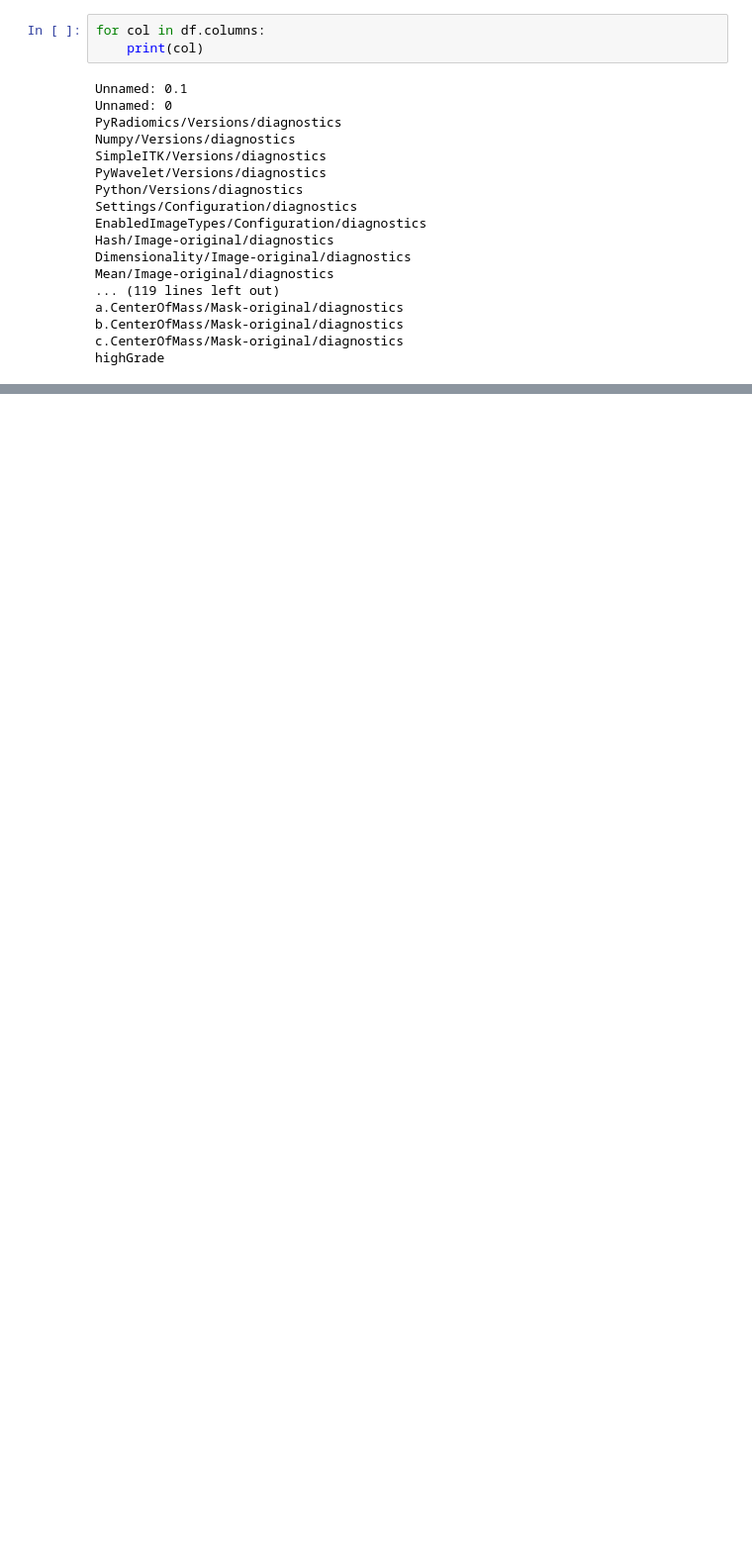
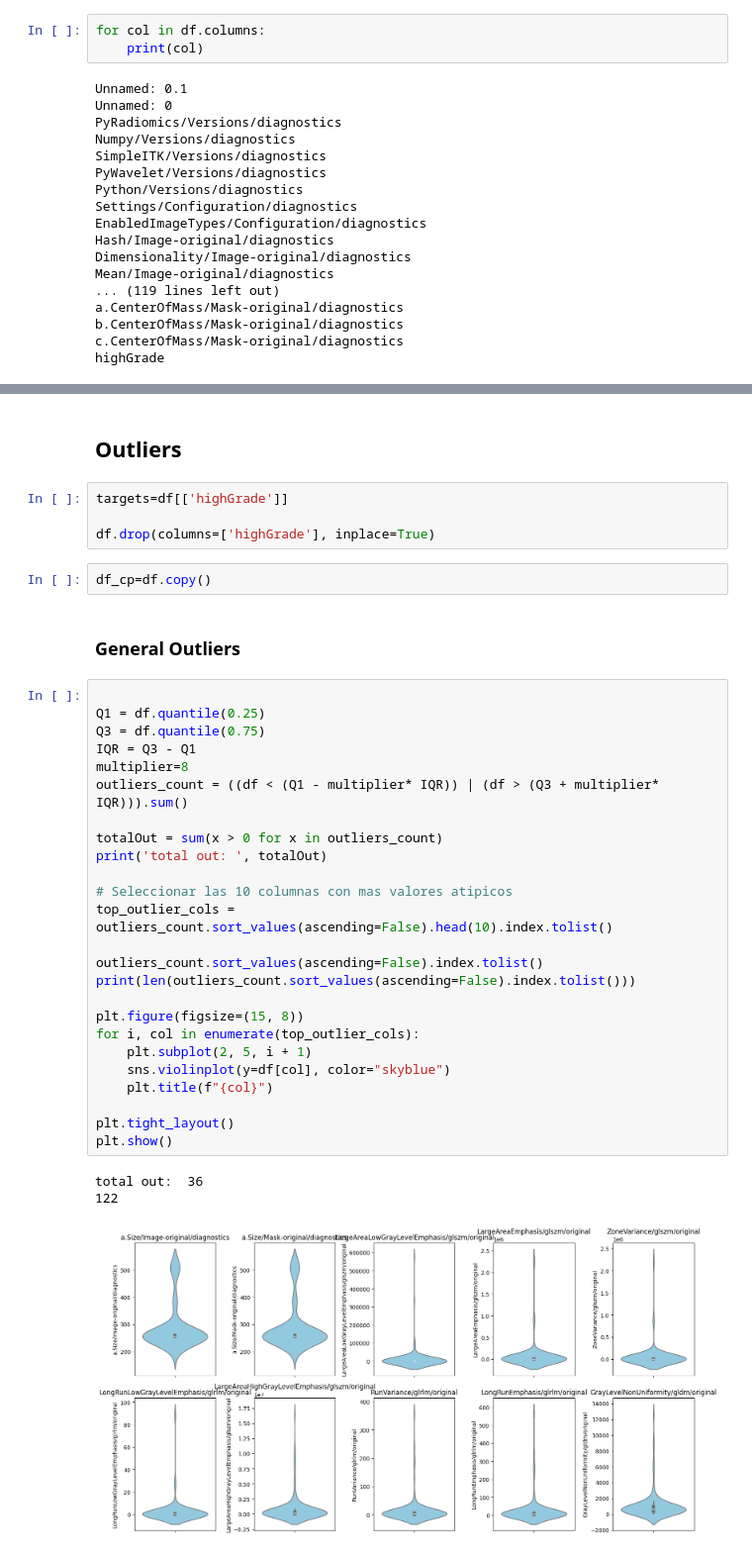
Before and after one commit to AI4Radiology/radiomic_brain_tumor_classification, a Jupyter notebook: eda.ipynb, the cells around one changed output, grey strips where cells are left out. Shown at 99% size. Saved outputs shown, nothing was run; the diff lists cells and outputs as text; blank space fills up the shorter version.

```diff
--- a/eda.ipynb
+++ b/eda.ipynb
@@ -422,0 +131,39 @@ KeyboardInterrupt:
+# %% [markdown]
+## Outliers
+# %%
+targets=df[['highGrade']]
+
+df.drop(columns=['highGrade'], inplace=True)
+# %%
+df_cp=df.copy()
+# %% [markdown]
+### General Outliers
+# %%
+
+Q1 = df.quantile(0.25)
+Q3 = df.quantile(0.75)
+IQR = Q3 - Q1
+multiplier=8
+outliers_count = ((df < (Q1 - multiplier* IQR)) | (df > (Q3 + multiplier* IQR))).sum()
+
+totalOut = sum(x > 0 for x in outliers_count)
+print('total out: ', totalOut)
+
+# Seleccionar las 10 columnas con mas valores atipicos
+top_outlier_cols = outliers_count.sort_values(ascending=False).head(10).index.tolist()
+
+outliers_count.sort_values(ascending=False).index.tolist()
+print(len(outliers_count.sort_values(ascending=False).index.tolist()))
+
+plt.figure(figsize=(15, 8))
+for i, col in enumerate(top_outlier_cols):
+    plt.subplot(2, 5, i + 1)
+    sns.violinplot(y=df[col], color="skyblue")
+    plt.title(f"{col}")
+
+plt.tight_layout()
+plt.show()
+# %% [output]
+total out:  36
+122
+[figure, added]
```
Also changed, not shown: parts of 32 cells of this notebook, 2 other files.
